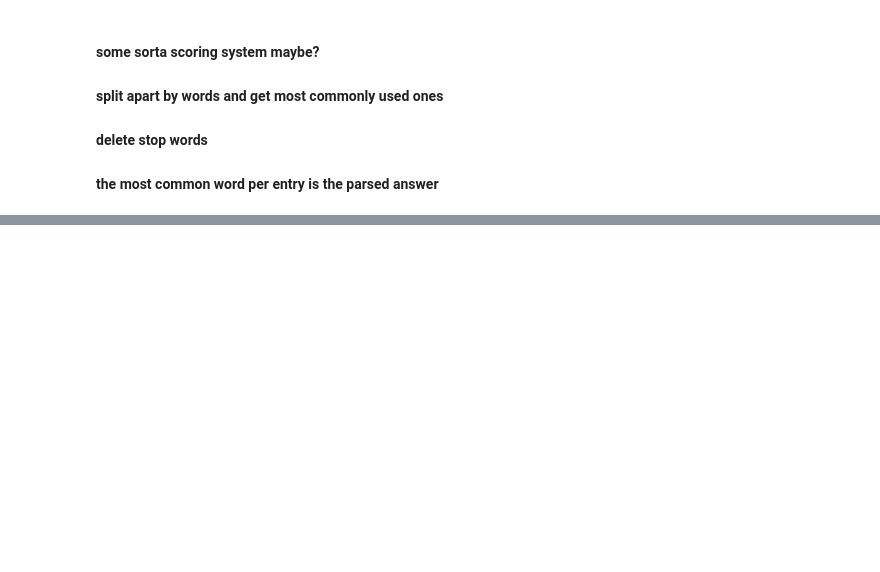
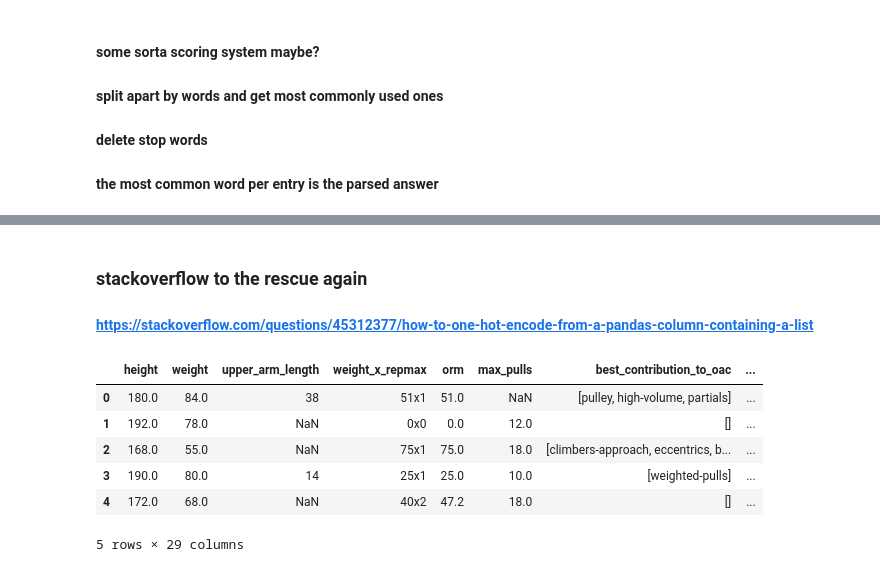
Before and after one commit to JYC11/weightedpull_oac, a Jupyter notebook: data_cleaning.ipynb, the cells around one changed output, grey strips where cells are left out. Drawn from its saved outputs; the diff is of its cells as text; code cells hidden in the pictures; blank space fills up the shorter version.

```diff
--- a/data_cleaning.ipynb
+++ b/data_cleaning.ipynb
@@ -1235,0 +1913,3 @@ unique_etc.shape
+# %% [markdown]
+### stackoverflow to the rescue again
+#### https://stackoverflow.com/questions/45312377/how-to-one-hot-encode-from-a-pandas-column-containing-a-list
@@ -1235,0 +1936,10 @@ unique_etc.shape
+# %%
+combined.head()
+# %% [output]
+|  | height | weight | upper_arm_length | weight_x_repmax | orm | max_pulls | best_contribution_to_oac | ... |
+| 0 | 180.0 | 84.0 | 38 | 51x1 | 51.0 | NaN | [pulley, high-volume, partials] | ... |
+| 1 | 192.0 | 78.0 | NaN | 0x0 | 0.0 | 12.0 | [] | ... |
+| 2 | 168.0 | 55.0 | NaN | 75x1 | 75.0 | 18.0 | [climbers-approach, eccentrics, b... | ... |
+| 3 | 190.0 | 80.0 | 14 | 25x1 | 25.0 | 10.0 | [weighted-pulls] | ... |
+| 4 | 172.0 | 68.0 | NaN | 40x2 | 47.2 | 18.0 | [] | ... |
+5 rows × 29 columns
```
Also changed, not shown: parts of 76 cells of this notebook, 8 other files.
